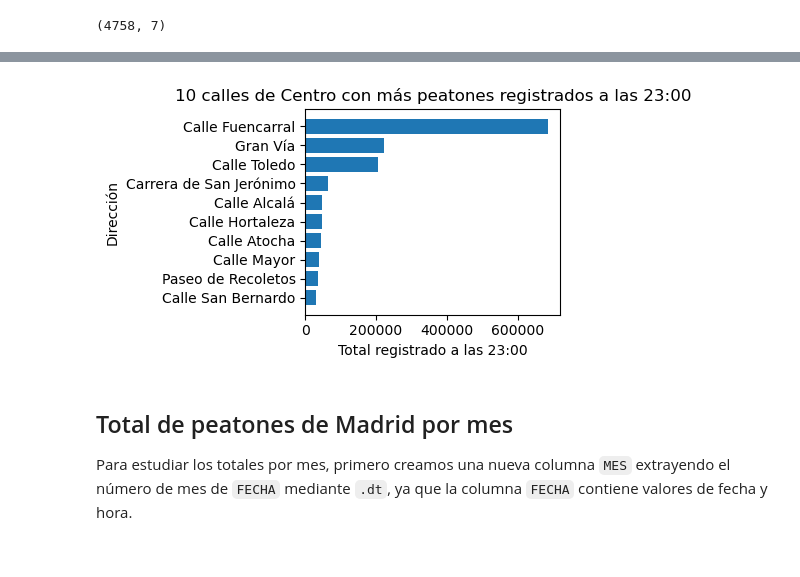
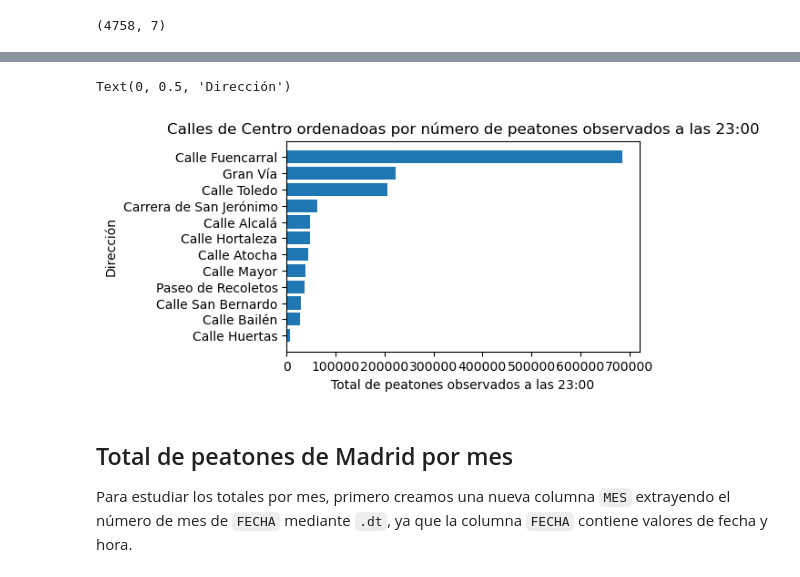
Before and after one commit to soesteve/Programming-in-Data-Science, a Jupyter notebook: 7_Ejerc_PEATONES_con_graficos.ipynb, the cells around one changed output, grey strips where cells are left out. Cells and saved outputs as stored; diff of their text form; code cells hidden in the pictures.

```diff
--- a/7_Ejerc_PEATONES_con_graficos.ipynb
+++ b/7_Ejerc_PEATONES_con_graficos.ipynb
@@ -171,9 +131,6 @@ dias = {
     "Sunday": "Domingo"
 }
 
-
-df_1["DIA_SEMANA"] = df_1["FECHA"].dt.day_name()
-
 for i in range(len(df_1)):
     df_1.loc[i, "DIA_SEMANA"] = dias[df_1.loc[i, "DIA_SEMANA"]]
 
@@ -315,19 +552,15 @@ El gráfico permite comparar las direcciones del distrito Centro con mayor suma
+# %%
+peatones_calle_centro_23h = (df_Centro_23h.groupby("DIRECCIÓN")["PEATONES"].sum().sort_values())
 # %%
-peatones_calle_centro_23h = (
-    df_Centro_23h.groupby("DIRECCIÓN")["PEATONES"]
-    .sum()
-    .nlargest(10)
-    .sort_values()
-)
 
 plt.figure(figsize=(5, 3))
 plt.barh(peatones_calle_centro_23h.index, peatones_calle_centro_23h.values)
-plt.title("10 calles de Centro con más peatones registrados a las 23:00")
-plt.xlabel("Total registrado a las 23:00")
+plt.title("Calles de Centro ordenadoas por número de peatones observados a las 23:00")
+plt.xlabel("Total de peatones observados a las 23:00")
 plt.ylabel("Dirección")
-plt.tight_layout()
 # %% [output]
+Text(0, 0.5, 'Dirección')
-[figure, old version]
+[figure, new version]
 # %% [markdown]
 ## Total de peatones de Madrid por mes
 
```
Also changed, not shown: parts of 84 cells of this notebook, 10 other files.
